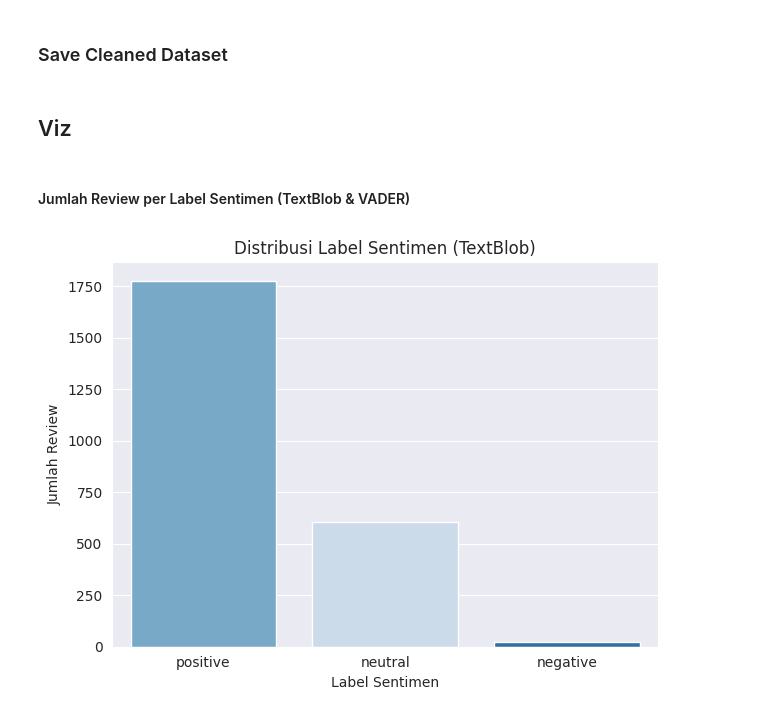
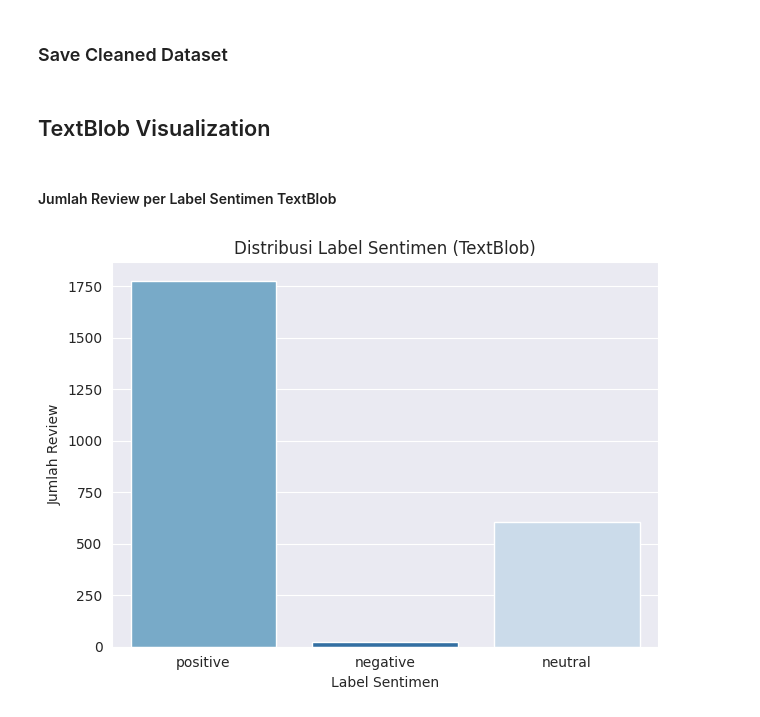
Before and after one commit to nathanaelganata/myanimelist-nlp, a Jupyter notebook: notebooks/02-sentiment-analysis.ipynb, the cells around one changed output. Cells and saved outputs as stored; diff of their text form; code cells hidden in the pictures.

```diff
--- a/notebooks/02-sentiment-analysis.ipynb
+++ b/notebooks/02-sentiment-analysis.ipynb
@@ -90,15 +93,15 @@ df.head()
 # %%
 df.to_csv(r'../data/processed/top_150_fantasy_reviews_sentiment.csv', index=False)
 # %% [markdown]
-## Viz
+## TextBlob Visualization
 # %% [markdown]
-#### Jumlah Review per Label Sentimen (TextBlob & VADER)
+#### Jumlah Review per Label Sentimen TextBlob
 # %%
-sns.countplot(data=df, x='textblob_label', order=['positive', 'neutral', 'negative'], palette='Blues', hue='textblob_label')
+sns.countplot(data=df, x='textblob_label', order=['positive', 'negative', 'neutral'], palette='Blues', hue='textblob_label')
 plt.title('Distribusi Label Sentimen (TextBlob)')
 plt.xlabel('Label Sentimen')
 plt.ylabel('Jumlah Review')
 plt.tight_layout()
 plt.show()
 # %% [output]
-[figure, old version]
+[figure, new version]
```
Also changed, not shown: parts of 26 cells of this notebook.
